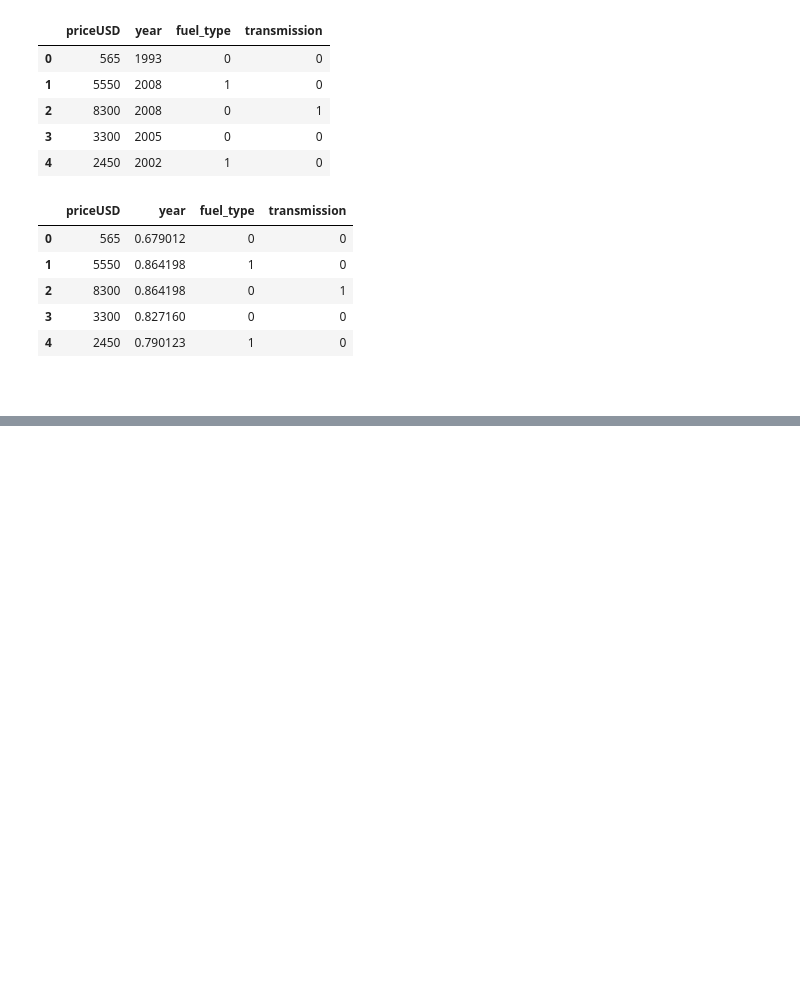
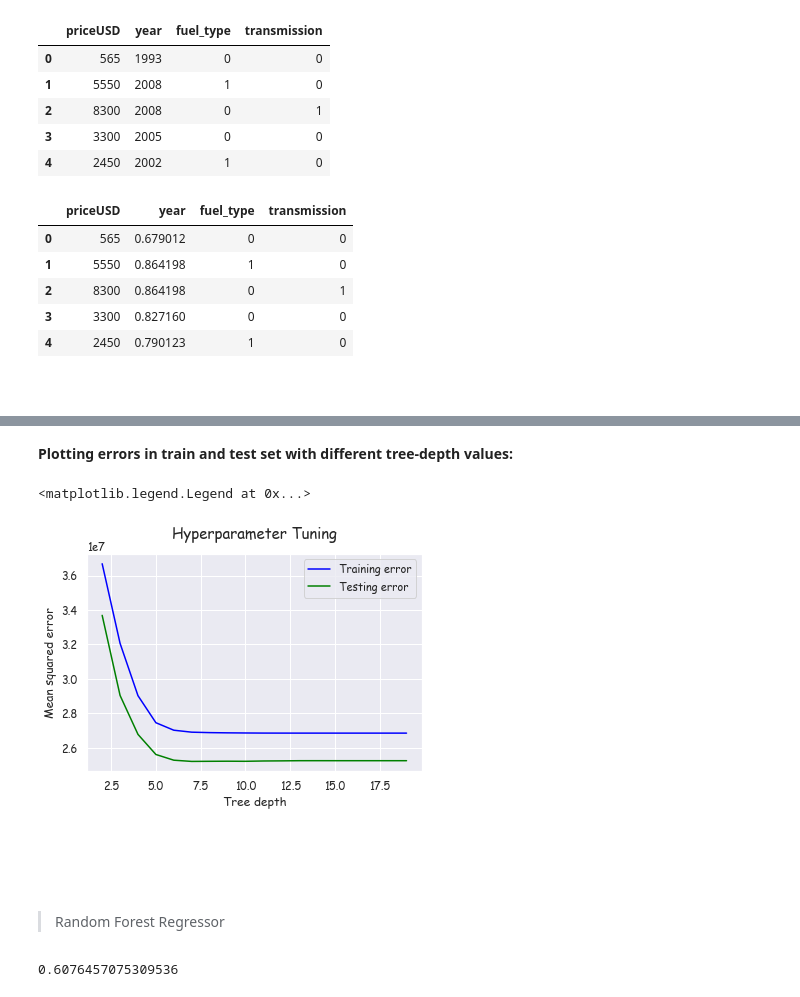
Before and after one commit to skar94376/Used_Car_Price, a Jupyter notebook: Used_Car_Price.ipynb, the cells around one changed output, grey strips where cells are left out. Saved outputs shown, nothing was run; the diff lists cells and outputs as text; code cells hidden in the pictures; blank space fills up the shorter version.

```diff
--- a/Used_Car_Price.ipynb
+++ b/Used_Car_Price.ipynb
@@ -567,0 +545,38 @@ find_best_model(x,y)
+# %% [markdown]
+**Plotting errors in train and test set with different tree-depth values:**
+# %%
+max_depths = range(2, 20)
+training_error = []
+for max_depth in max_depths:
+    model_D_1 = DecisionTreeRegressor(max_depth=max_depth)
+    model_D_1.fit(x, y)
+    training_error.append(mse(y, model_D_1.predict(x)))
+
+testing_error = []
+for max_depth in max_depths:
+    model_D_2 = DecisionTreeRegressor(max_depth=max_depth)
+    model_D_2.fit(X_train, y_train)
+    testing_error.append(mse(y_test, model_D_2.predict(X_test)))
+
+plt.plot(max_depths, training_error, color='blue', label='Training error')
+plt.plot(max_depths, testing_error, color='green', label='Testing error')
+plt.xlabel('Tree depth')
+plt.ylabel('Mean squared error')
+plt.title('Hyperparameter Tuning', pad=15, size=15)
+plt.legend()
+# %% [output]
+<matplotlib.legend.Legend at 0x...>
+[figure, added]
+# %% [markdown]
+<br>
+# %% [markdown]
+<br>
+# %% [markdown]
+> Random Forest Regressor
+# %%
+model = RandomForestRegressor(max_depth=7,max_features ='sqrt')
+model.fit(X_train,y_train)
+# pred = model.predict(X_test)
+model.score(X_test,y_test)
+# %% [output]
+0.6076457075309536
```
Also changed, not shown: parts of 29 cells of this notebook.
